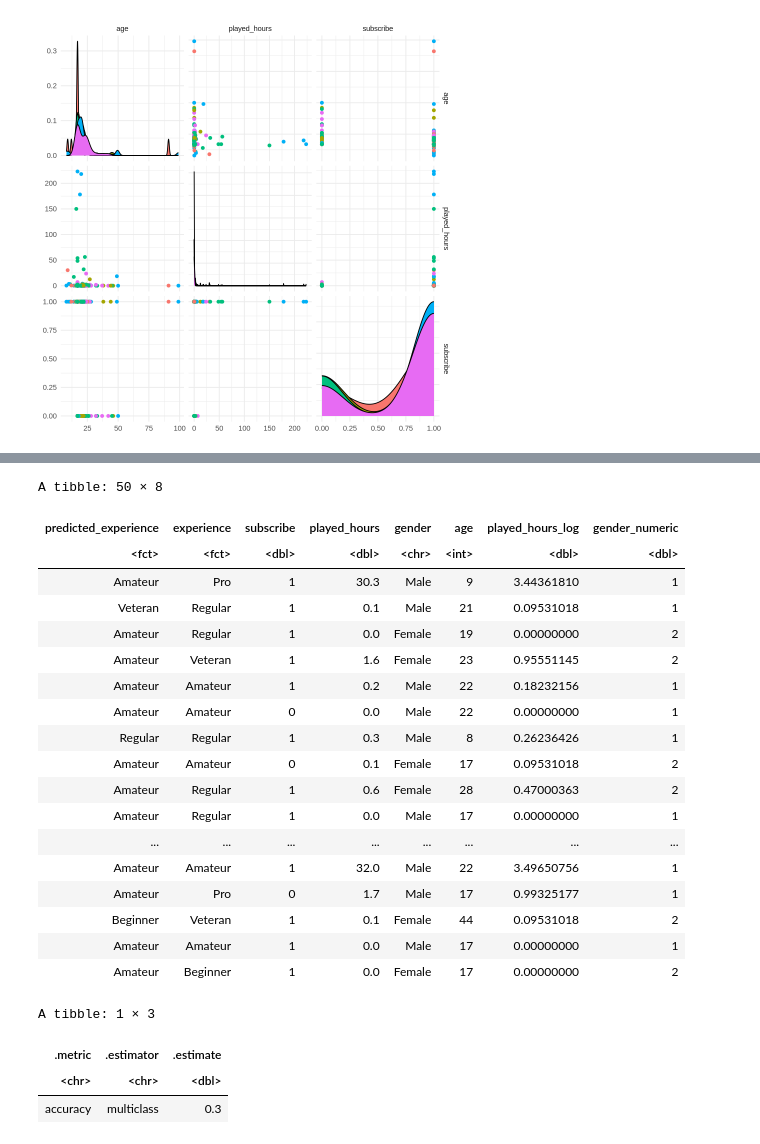
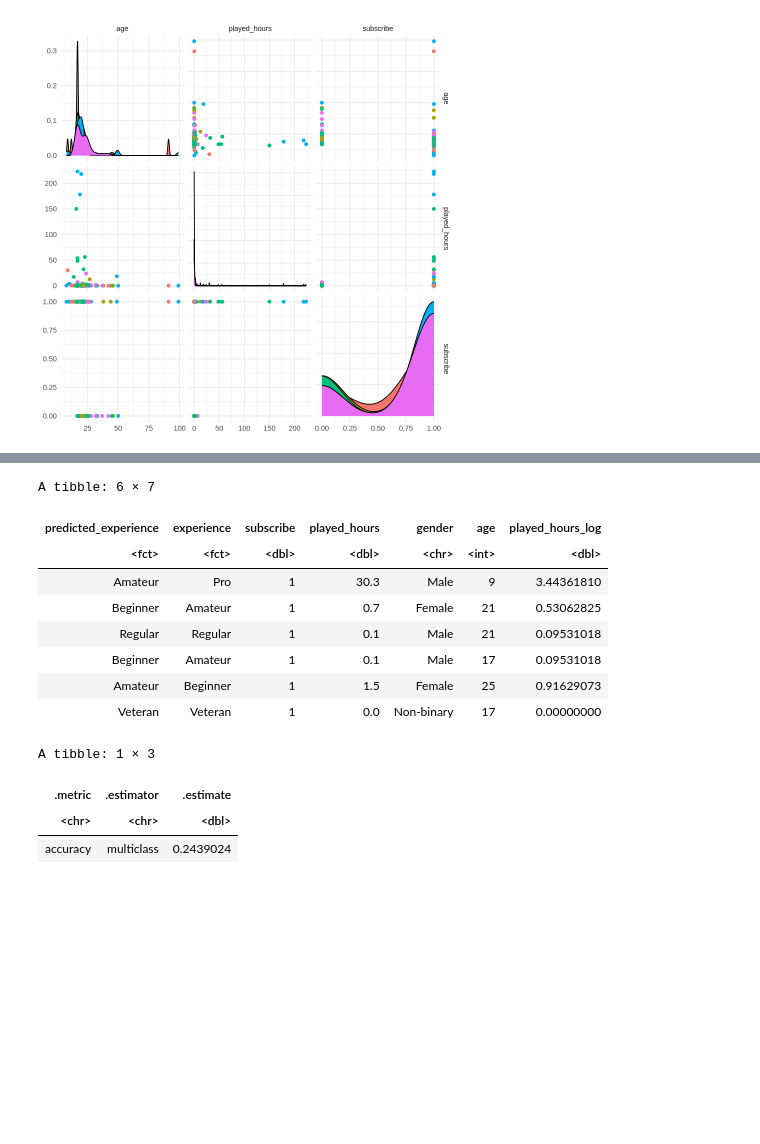
Before and after one commit to Jaden51/dsci-100-project-008-30, a Jupyter notebook: project.ipynb, the cells around one changed output, grey strips where cells are left out. Cells and saved outputs as stored; diff of their text form; code cells hidden in the pictures; blank space fills up the shorter version.

```diff
--- a/project.ipynb
+++ b/project.ipynb
@@ -233,8 +220,6 @@ ggpairs(players_final,
 [figure]
 # %%
 players_final_transformed <- players_final |>
-  mutate(played_hours_log = log(played_hours + 1)) |>
-pivot_wider(names_from = gender, values_from = gender,
-              values_fn = length, values_fill = list(gender = 0))
-players_final_transformed
+    mutate(played_hours_log = log(played_hours + 1))
+head(players_final_transformed)
 # %% [output]
@@ -260,9 +234,0 @@ A tibble: 140 × 12
-# %%
-players_final_transformed <- players_final |>
-  mutate(played_hours_log = log(played_hours + 1),
-         gender_numeric = case_when(
-           gender == "Male" ~ 1,
-           gender == "Female" ~ 2,
-           gender == "Non-binary" ~ 3,
-           TRUE ~ NA_real_))
-players_final_transformed
@@ -289,5 +235,5 @@ A data.frame: 196 × 7
 # %%
-players_split <- initial_split(players_final_transformed, prop = 0.75, strata = experience)
+players_split <- initial_split(players_final_transformed, prop = 0.80, strata = experience)
 players_train <- training(players_split)
 players_test <- testing(players_split)
 glimpse(players_train)
@@ -359,28 +298,18 @@ Best k: 5
 # %%
 validation_predicted <- predict(knn_fit, players_test) |>
-  bind_cols(players_test) |>
-  rename(predicted_experience = .pred_class)
-validation_predicted
+    bind_cols(players_test) |>
+    rename(predicted_experience = .pred_class)
+head(validation_predicted)
 # %% [output]
-A tibble: 50 × 8
+A tibble: 6 × 7
-| predicted_experience | experience | subscribe | played_hours | gender | age | played_hours_log | gender_numeric |
-| <fct> | <fct> | <dbl> | <dbl> | <chr> | <int> | <dbl> | <dbl> |
-| Amateur | Pro | 1 | 30.3 | Male | 9 | 3.44361810 | 1 |
-| Veteran | Regular | 1 | 0.1 | Male | 21 | 0.09531018 | 1 |
-| Amateur | Regular | 1 | 0.0 | Female | 19 | 0.00000000 | 2 |
-| Amateur | Veteran | 1 | 1.6 | Female | 23 | 0.95551145 | 2 |
-| Amateur | Amateur | 1 | 0.2 | Male | 22 | 0.18232156 | 1 |
-| Amateur | Amateur | 0 | 0.0 | Male | 22 | 0.00000000 | 1 |
-| Regular | Regular | 1 | 0.3 | Male | 8 | 0.26236426 | 1 |
-| Amateur | Amateur | 0 | 0.1 | Female | 17 | 0.09531018 | 2 |
-| Amateur | Regular | 1 | 0.6 | Female | 28 | 0.47000363 | 2 |
-| Amateur | Regular | 1 | 0.0 | Male | 17 | 0.00000000 | 1 |
-| ... | ... | ... | ... | ... | ... | ... | ... |
-| Amateur | Amateur | 1 | 32.0 | Male | 22 | 3.49650756 | 1 |
-| Amateur | Pro | 0 | 1.7 | Male | 17 | 0.99325177 | 1 |
-| Beginner | Veteran | 1 | 0.1 | Female | 44 | 0.09531018 | 2 |
-| Amateur | Amateur | 1 | 0.0 | Male | 17 | 0.00000000 | 1 |
-| Amateur | Beginner | 1 | 0.0 | Female | 17 | 0.00000000 | 2 |
+| predicted_experience | experience | subscribe | played_hours | gender | age | played_hours_log |
+| <fct> | <fct> | <dbl> | <dbl> | <chr> | <int> | <dbl> |
+| Amateur | Pro | 1 | 30.3 | Male | 9 | 3.44361810 |
+| Beginner | Amateur | 1 | 0.7 | Female | 21 | 0.53062825 |
+| Regular | Regular | 1 | 0.1 | Male | 21 | 0.09531018 |
+| Beginner | Amateur | 1 | 0.1 | Male | 17 | 0.09531018 |
+| Amateur | Beginner | 1 | 1.5 | Female | 25 | 0.91629073 |
+| Veteran | Veteran | 1 | 0.0 | Non-binary | 17 | 0.00000000 |
 # %%
 accuracy_result <- validation_predicted |>
   accuracy(truth = experience, estimate = predicted_experience) |>
@@ -390,6 +319,6 @@ accuracy_result
 A tibble: 1 × 3
 | .metric | .estimator | .estimate |
 | <chr> | <chr> | <dbl> |
-| accuracy | multiclass | 0.3 |
+| accuracy | multiclass | 0.2439024 |
 # %%
 precision_result <- validation_predicted |>
```
Also changed, not shown: parts of 10 cells of this notebook.
